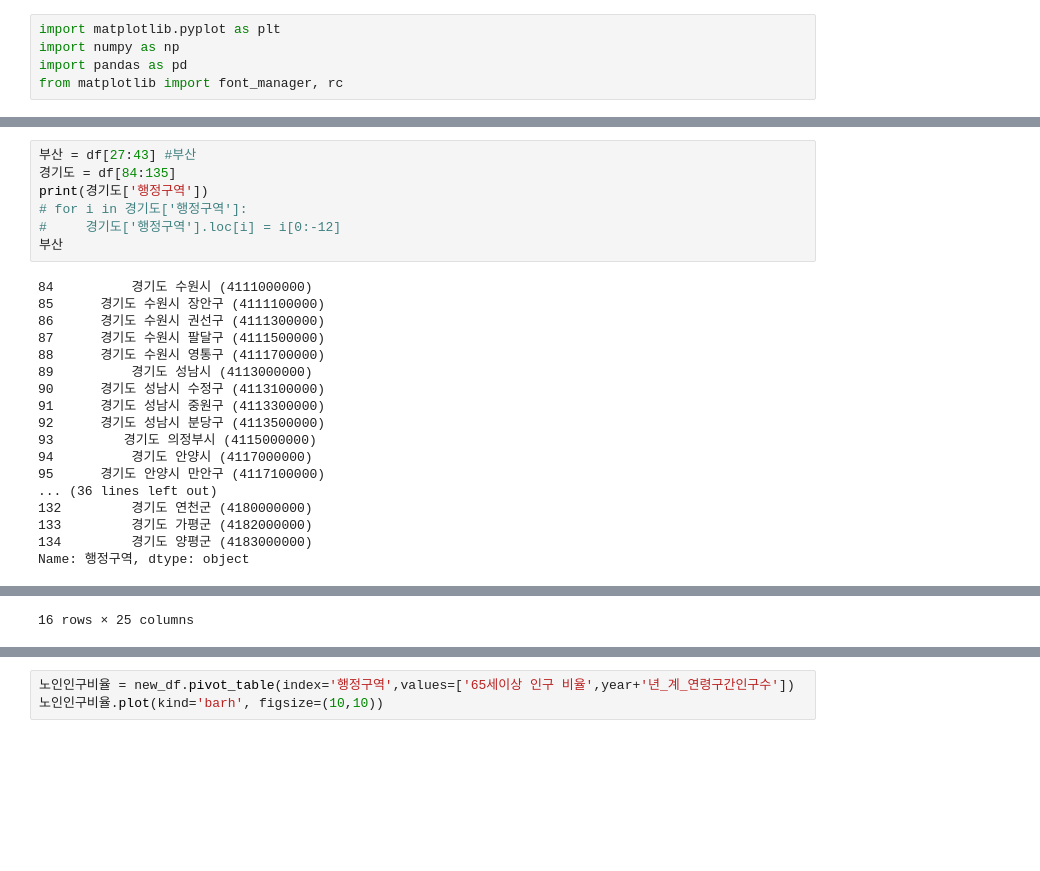
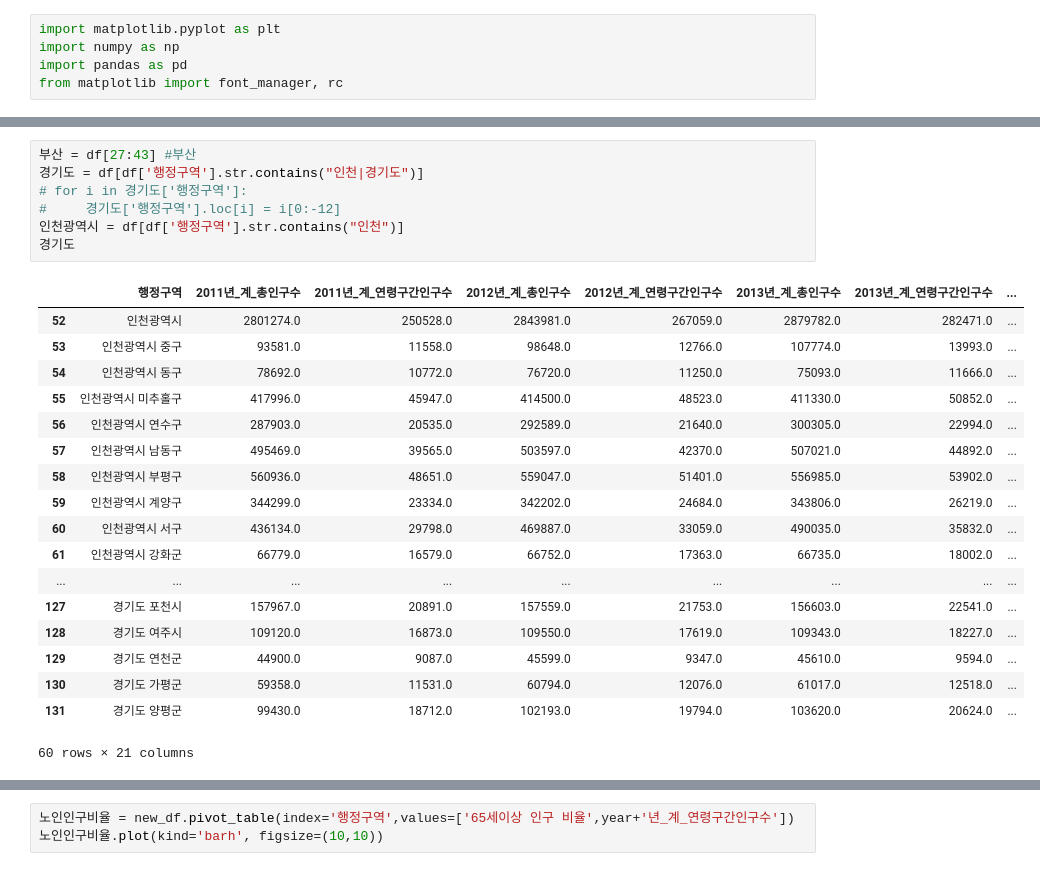
Before and after one commit to ypyp66/datamining-proj, a Jupyter notebook: 201412_201912_연령별인구현황_연간.ipynb, the cells around one changed output, grey strips where cells are left out. Saved outputs shown, nothing was run; the diff lists cells and outputs as text; blank space fills up the shorter version.

```diff
--- a/201412_201912_연령별인구현황_연간.ipynb
+++ b/201412_201912_연령별인구현황_연간.ipynb
@@ -28,25 +30,26 @@ df[:26] #서울
 # %%
 부산 = df[27:43] #부산
-경기도 = df[84:135]
-print(경기도['행정구역'])
+경기도 = df[df['행정구역'].str.contains("인천|경기도")]
 # for i in 경기도['행정구역']:
 #     경기도['행정구역'].loc[i] = i[0:-12]
-부산
+인천광역시 = df[df['행정구역'].str.contains("인천")]
+경기도
 # %% [output]
+|  | 행정구역 | 2011년_계_총인구수 | 2011년_계_연령구간인구수 | 2012년_계_총인구수 | 2012년_계_연령구간인구수 | 2013년_계_총인구수 | 2013년_계_연령구간인구수 | ... |
+| 52 | 인천광역시 | 2801274.0 | 250528.0 | 2843981.0 | 267059.0 | 2879782.0 | 282471.0 | ... |
+| 53 | 인천광역시 중구 | 93581.0 | 11558.0 | 98648.0 | 12766.0 | 107774.0 | 13993.0 | ... |
+| 54 | 인천광역시 동구 | 78692.0 | 10772.0 | 76720.0 | 11250.0 | 75093.0 | 11666.0 | ... |
+| 55 | 인천광역시 미추홀구 | 417996.0 | 45947.0 | 414500.0 | 48523.0 | 411330.0 | 50852.0 | ... |
+| 56 | 인천광역시 연수구 | 287903.0 | 20535.0 | 292589.0 | 21640.0 | 300305.0 | 22994.0 | ... |
+| 57 | 인천광역시 남동구 | 495469.0 | 39565.0 | 503597.0 | 42370.0 | 507021.0 | 44892.0 | ... |
+| 58 | 인천광역시 부평구 | 560936.0 | 48651.0 | 559047.0 | 51401.0 | 556985.0 | 53902.0 | ... |
+| 59 | 인천광역시 계양구 | 344299.0 | 23334.0 | 342202.0 | 24684.0 | 343806.0 | 26219.0 | ... |
+| 60 | 인천광역시 서구 | 436134.0 | 29798.0 | 469887.0 | 33059.0 | 490035.0 | 35832.0 | ... |
+| 61 | 인천광역시 강화군 | 66779.0 | 16579.0 | 66752.0 | 17363.0 | 66735.0 | 18002.0 | ... |
+| ... | ... | ... | ... | ... | ... | ... | ... | ... |
+| 127 | 경기도 포천시 | 157967.0 | 20891.0 | 157559.0 | 21753.0 | 156603.0 | 22541.0 | ... |
+| 128 | 경기도 여주시 | 109120.0 | 16873.0 | 109550.0 | 17619.0 | 109343.0 | 18227.0 | ... |
+| 129 | 경기도 연천군 | 44900.0 | 9087.0 | 45599.0 | 9347.0 | 45610.0 | 9594.0 | ... |
+| 130 | 경기도 가평군 | 59358.0 | 11531.0 | 60794.0 | 12076.0 | 61017.0 | 12518.0 | ... |
+| 131 | 경기도 양평군 | 99430.0 | 18712.0 | 102193.0 | 19794.0 | 103620.0 | 20624.0 | ... |
-84          경기도 수원시 (4111000000)
-85      경기도 수원시 장안구 (4111100000)
-86      경기도 수원시 권선구 (4111300000)
-87      경기도 수원시 팔달구 (4111500000)
-88      경기도 수원시 영통구 (4111700000)
-89          경기도 성남시 (4113000000)
-90      경기도 성남시 수정구 (4113100000)
-91      경기도 성남시 중원구 (4113300000)
-92      경기도 성남시 분당구 (4113500000)
-93         경기도 의정부시 (4115000000)
-94          경기도 안양시 (4117000000)
-95      경기도 안양시 만안구 (4117100000)
-... (36 lines left out)
-132         경기도 연천군 (4180000000)
-133         경기도 가평군 (4182000000)
-134         경기도 양평군 (4183000000)
-Name: 행정구역, dtype: object
+60 rows × 21 columns
@@ -70,4 +56,3 @@ Name: 행정구역, dtype: object
-16 rows × 25 columns
 # %%
 location = eval(input("지역 입력(ex. 서울, 경기도, 부산, 전라남도, 경상북도, 충청도)"))
 year = input("년도 입력(ex. 2012): ")
```
Also changed, not shown: parts of 6 cells of this notebook, 5 other files.
